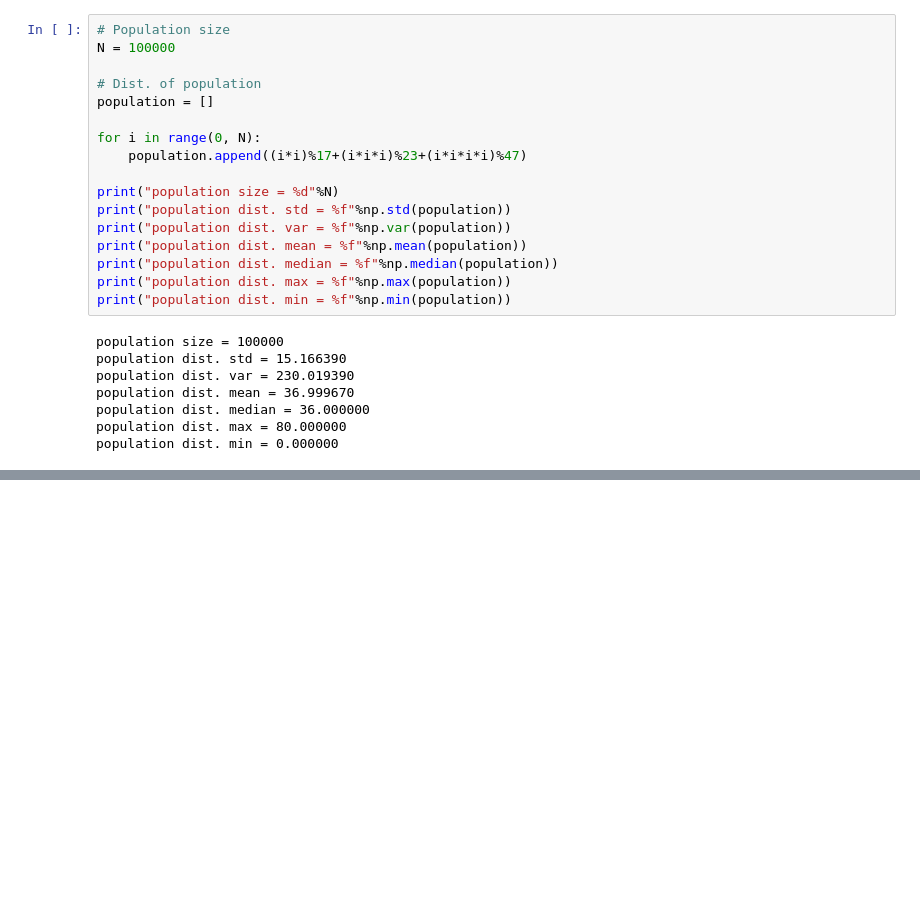
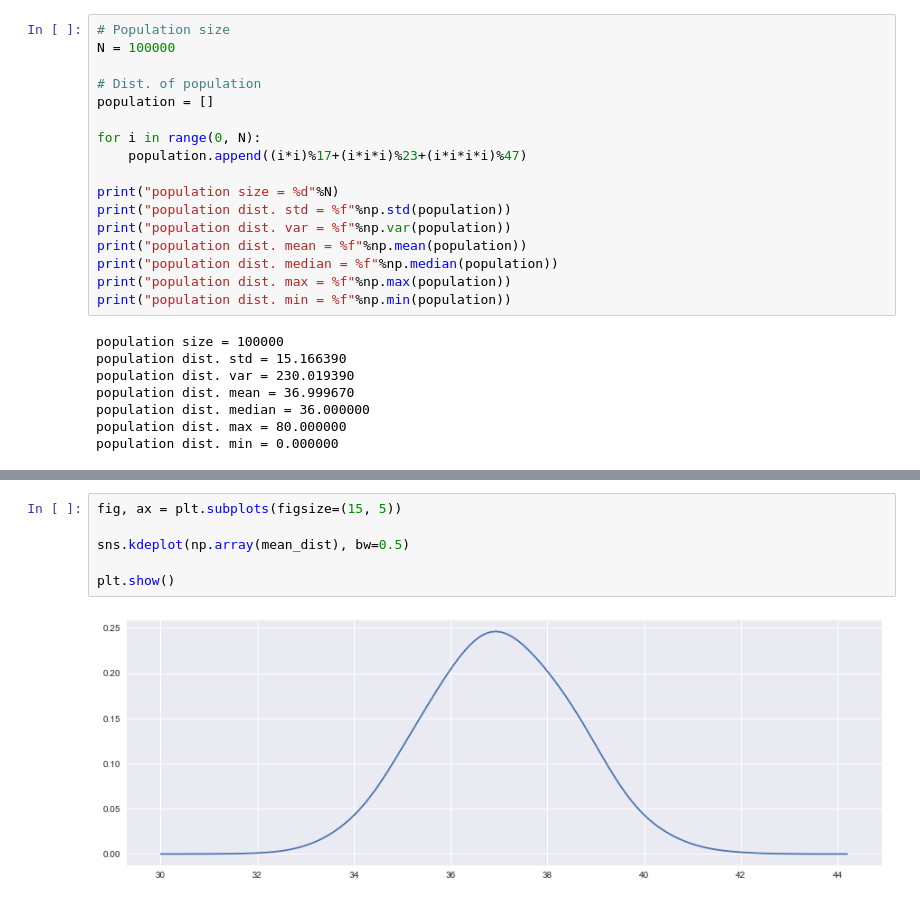
Before and after one commit to Morrowind1983/Statistics-Simulation, a Jupyter notebook: Statistics Research.ipynb, the cells around one changed output, grey strips where cells are left out. Drawn from its saved outputs; the diff is of its cells as text; blank space fills up the shorter version.

```diff
--- a/Statistics Research.ipynb
+++ b/Statistics Research.ipynb
@@ -92,0 +120,8 @@ sample mean dist. std = 4.726790
+# %%
+fig, ax = plt.subplots(figsize=(15, 5))
+
+sns.kdeplot(np.array(mean_dist), bw=0.5)
+
+plt.show()
+# %% [output]
+[figure, added]
```
Also changed, not shown: parts of 8 cells of this notebook.
